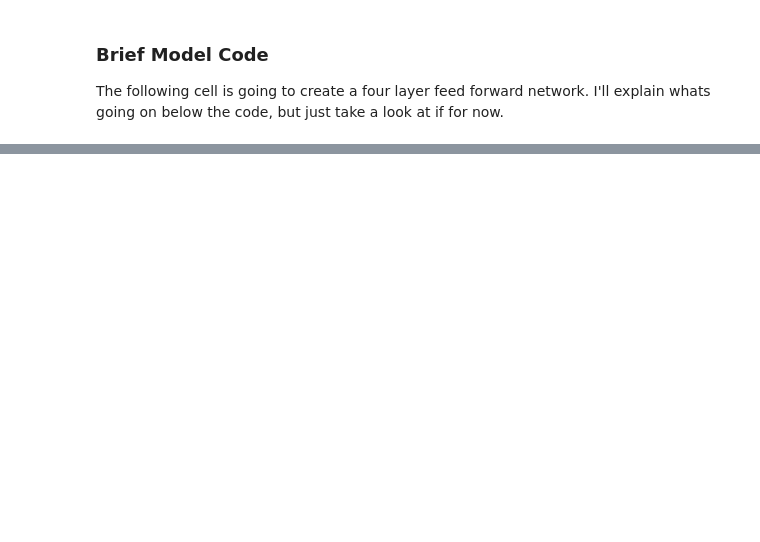
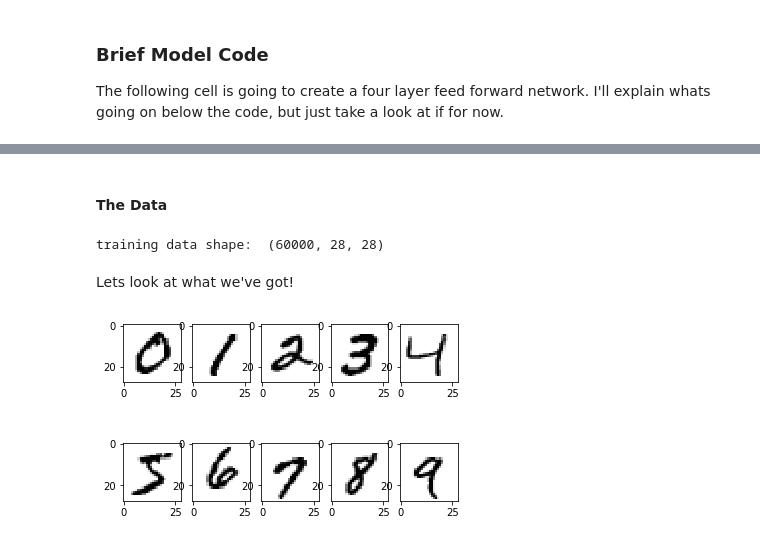
Before and after one commit to HamiltonLabUT/NeuralNetTutorial, a Jupyter notebook: Neural_Network_Tutorial.ipynb, the cells around one changed output, grey strips where cells are left out. Saved outputs shown, nothing was run; the diff lists cells and outputs as text; code cells hidden in the pictures; blank space fills up the shorter version.

```diff
--- a/Neural_Network_Tutorial.ipynb
+++ b/Neural_Network_Tutorial.ipynb
@@ -262,0 +333,25 @@ Lets look at an example where we're trying to tell apart the good from the bad.
+# %% [markdown]
+#### The Data
+# %%
+import keras
+from keras.datasets import mnist
+import matplotlib.pyplot as plt
+import numpy as np
+%matplotlib inline
+
+num_classes = 10 # digits 0:9
+
+(x_train_mnist, y_train_mnist), (x_test_mnist, y_test_mnist) = mnist.load_data()
+print('training data shape: ', x_train_mnist.shape)
+# %% [output]
+training data shape:  (60000, 28, 28)
+# %% [markdown]
+Lets look at what we've got!
+# %%
+fig,ax = plt.subplots(2,5)
+for ix, ax in enumerate(ax.flatten()):
+    im = np.argwhere(y_train_mnist == ix)[0]
+    plot_im = np.reshape(x_train_mnist[im], (28,28))
+    ax.imshow(plot_im, cmap='gray_r')
+# %% [output]
+[figure, added]
```
Also changed, not shown: parts of 27 cells of this notebook.
